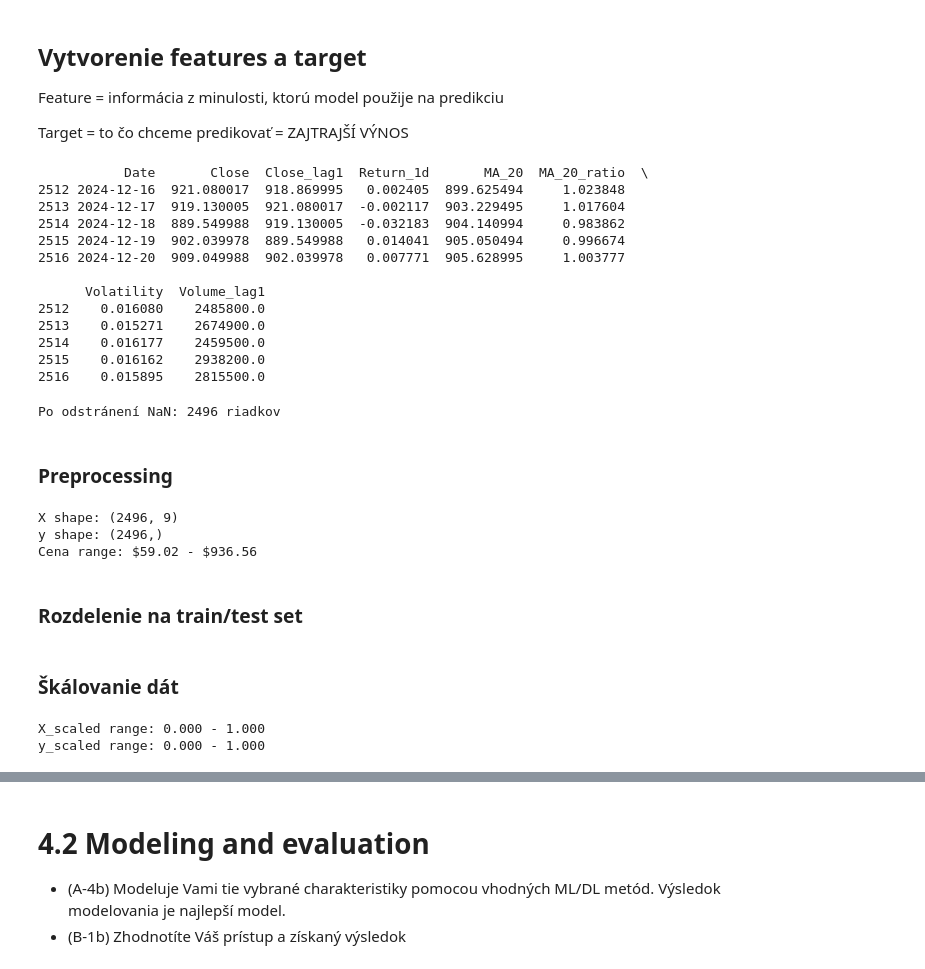
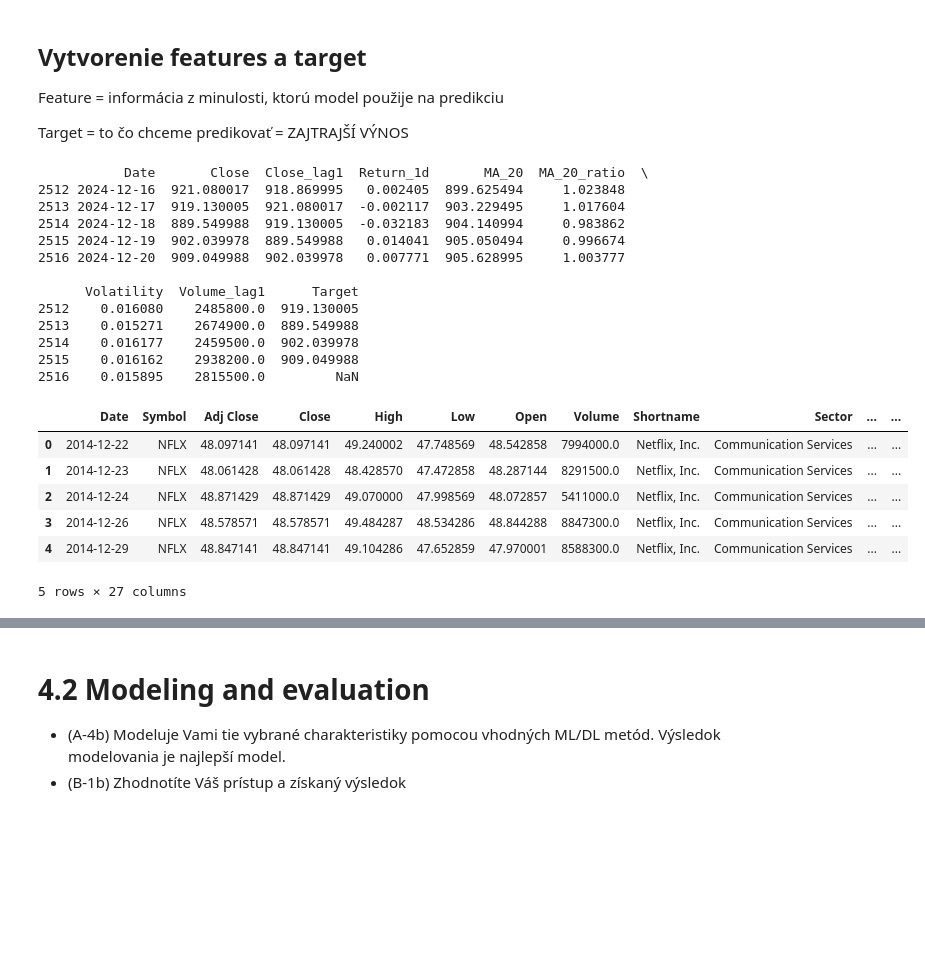
Before and after one commit to johannatilesova/IAU-project, a Jupyter notebook: phase4_sp500stocks.ipynb, the cells around one changed output, grey strips where cells are left out. Saved outputs shown, nothing was run; the diff lists cells and outputs as text; code cells hidden in the pictures; blank space fills up the shorter version.

```diff
--- a/phase4_sp500stocks.ipynb
+++ b/phase4_sp500stocks.ipynb
@@ -1007,7 +1007,7 @@ df_stock['Volatility'] = df_stock['Return_1d'].rolling(20).std()
 # Volume včera
 df_stock['Volume_lag1'] = df_stock['Volume'].shift(1)
 
-print(df_stock[['Date', 'Close', 'Close_lag1', 'Return_1d', 'MA_20', 'MA_20_ratio', 'Volatility', 'Volume_lag1']].tail())
+print(df_stock[['Date', 'Close', 'Close_lag1', 'Return_1d', 'MA_20', 'MA_20_ratio', 'Volatility', 'Volume_lag1', 'Target']].tail())
 # %% [output]
            Date       Close  Close_lag1  Return_1d       MA_20  MA_20_ratio  \
 2512 2024-12-16  921.080017  918.869995   0.002405  899.625494     1.023848
@@ -1016,49 +1016,20 @@ print(df_stock[['Date', 'Close', 'Close_lag1', 'Return_1d', 'MA_20', 'MA_20_rati
 2515 2024-12-19  902.039978  889.549988   0.014041  905.050494     0.996674
 2516 2024-12-20  909.049988  902.039978   0.007771  905.628995     1.003777
 
-      Volatility  Volume_lag1
-2512    0.016080    2485800.0
-2513    0.015271    2674900.0
-2514    0.016177    2459500.0
-2515    0.016162    2938200.0
-2516    0.015895    2815500.0
+      Volatility  Volume_lag1      Target
+2512    0.016080    2485800.0  919.130005
+2513    0.015271    2674900.0  889.549988
+2514    0.016177    2459500.0  902.039978
+2515    0.016162    2938200.0  909.049988
+2516    0.015895    2815500.0         NaN
 # %%
 df_clean = df_stock.dropna()
-print(f"\nPo odstránení NaN: {len(df_clean)} riadkov")
+df_stock.head()
 # %% [output]
+|  | Date | Symbol | Adj Close | Close | High | Low | Open | Volume | Shortname | Sector | ... | ... |
+| 0 | 2014-12-22 | NFLX | 48.097141 | 48.097141 | 49.240002 | 47.748569 | 48.542858 | 7994000.0 | Netflix, Inc. | Communication Services | ... | ... |
+| 1 | 2014-12-23 | NFLX | 48.061428 | 48.061428 | 48.428570 | 47.472858 | 48.287144 | 8291500.0 | Netflix, Inc. | Communication Services | ... | ... |
+| 2 | 2014-12-24 | NFLX | 48.871429 | 48.871429 | 49.070000 | 47.998569 | 48.072857 | 5411000.0 | Netflix, Inc. | Communication Services | ... | ... |
+| 3 | 2014-12-26 | NFLX | 48.578571 | 48.578571 | 49.484287 | 48.534286 | 48.844288 | 8847300.0 | Netflix, Inc. | Communication Services | ... | ... |
+| 4 | 2014-12-29 | NFLX | 48.847141 | 48.847141 | 49.104286 | 47.652859 | 47.970001 | 8588300.0 | Netflix, Inc. | Communication Services | ... | ... |
-Po odstránení NaN: 2496 riadkov
+5 rows × 27 columns
-# %% [markdown]
-### Preprocessing
-# %%
-# Features a Target
-feature_columns = ['Close', 'Close_lag1', 'Close_lag5', 'Return_1d', 'Return_5d',
-                   'MA_20', 'MA_20_ratio', 'Volatility', 'Volume_lag1']
-
-X = df_clean[feature_columns].values
-y = df_clean['Target'].values
-
-print(f"X shape: {X.shape}")
-print(f"y shape: {y.shape}")
-print(f"Cena range: ${y.min():.2f} - ${y.max():.2f}")
-# %% [output]
-X shape: (2496, 9)
-y shape: (2496,)
-Cena range: $59.02 - $936.56
-# %% [markdown]
-### Rozdelenie na train/test set
-# %% [markdown]
-### Škálovanie dát
-# %%
-from sklearn.preprocessing import MinMaxScaler
-
-scaler_X = MinMaxScaler(feature_range=(0, 1))
-scaler_y = MinMaxScaler(feature_range=(0, 1))
-
-X_scaled = scaler_X.fit_transform(X)
-y_scaled = scaler_y.fit_transform(y.reshape(-1, 1)).flatten()
-
-print(f"X_scaled range: {X_scaled.min():.3f} - {X_scaled.max():.3f}")
-print(f"y_scaled range: {y_scaled.min():.3f} - {y_scaled.max():.3f}")
-# %% [output]
-X_scaled range: 0.000 - 1.000
-y_scaled range: 0.000 - 1.000
```
Also changed, not shown: parts of 41 cells of this notebook, 1 other file.
